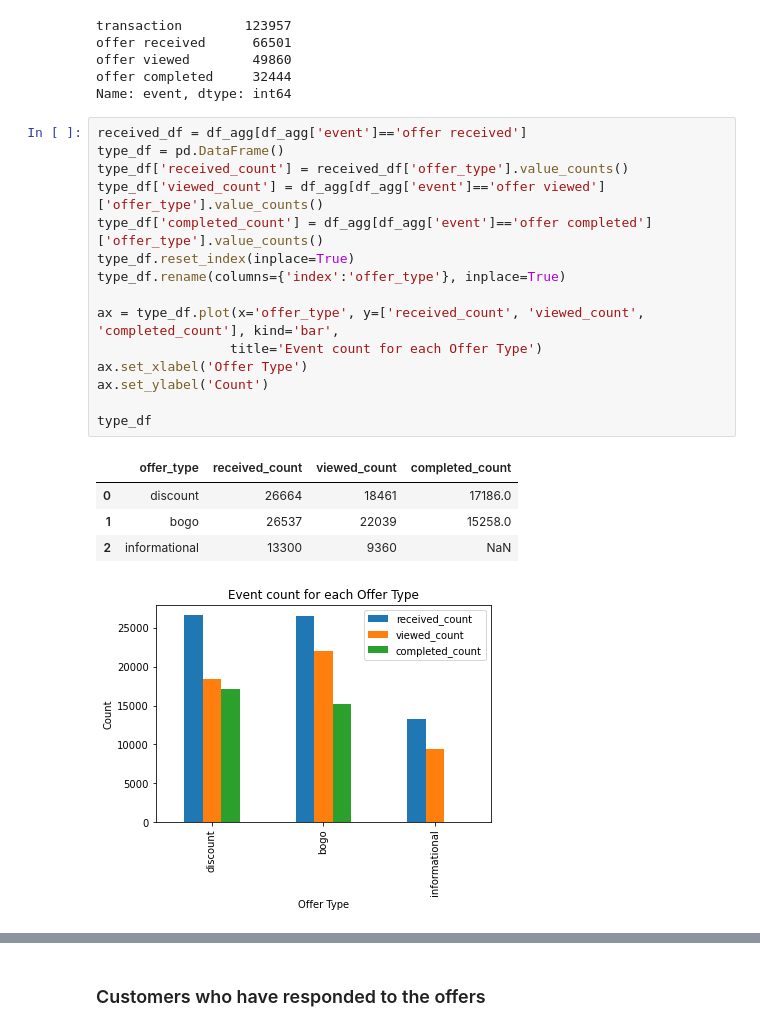
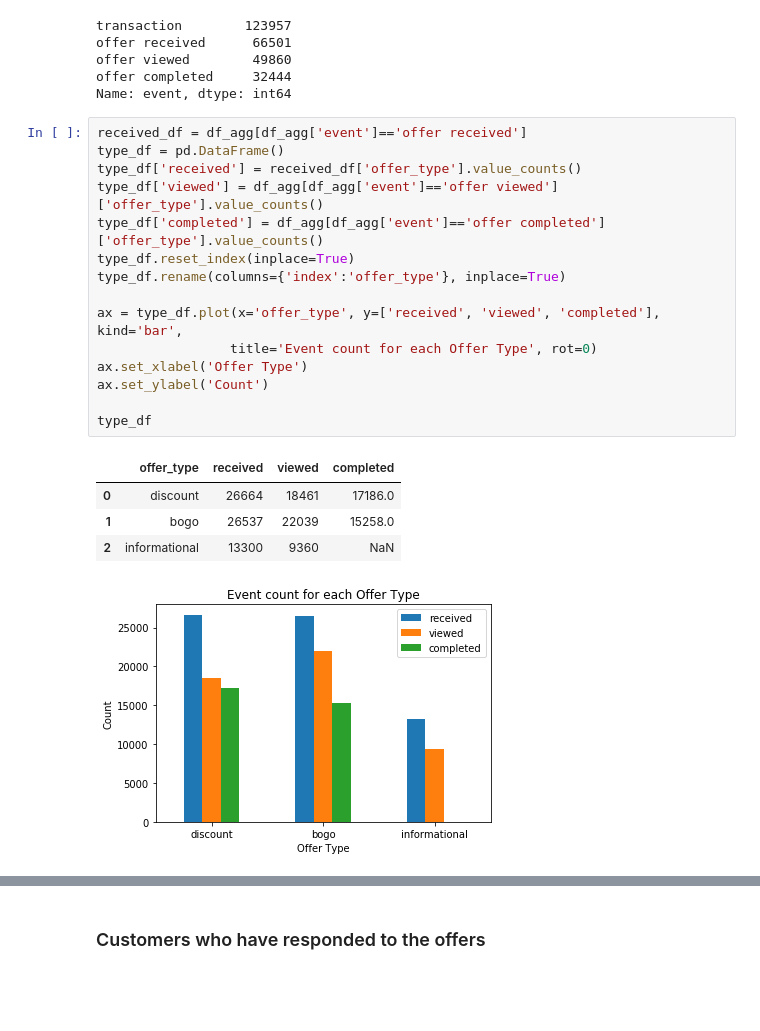
Before and after one commit to InduGirish/Starbucks-offers, a Jupyter notebook: Starbucks_Capstone_notebook.ipynb, the cells around one changed output, grey strips where cells are left out. Cells and saved outputs as stored; diff of their text form; blank space fills up the shorter version.

```diff
--- a/Starbucks_Capstone_notebook.ipynb
+++ b/Starbucks_Capstone_notebook.ipynb
@@ -406,23 +394,23 @@ Name: event, dtype: int64
 # %%
 received_df = df_agg[df_agg['event']=='offer received']
 type_df = pd.DataFrame()
-type_df['received_count'] = received_df['offer_type'].value_counts()
-type_df['viewed_count'] = df_agg[df_agg['event']=='offer viewed']['offer_type'].value_counts()
-type_df['completed_count'] = df_agg[df_agg['event']=='offer completed']['offer_type'].value_counts()
+type_df['received'] = received_df['offer_type'].value_counts()
+type_df['viewed'] = df_agg[df_agg['event']=='offer viewed']['offer_type'].value_counts()
+type_df['completed'] = df_agg[df_agg['event']=='offer completed']['offer_type'].value_counts()
 type_df.reset_index(inplace=True)
 type_df.rename(columns={'index':'offer_type'}, inplace=True)
 
-ax = type_df.plot(x='offer_type', y=['received_count', 'viewed_count', 'completed_count'], kind='bar',
-                 title='Event count for each Offer Type')
+ax = type_df.plot(x='offer_type', y=['received', 'viewed', 'completed'], kind='bar',
+                 title='Event count for each Offer Type', rot=0)
 ax.set_xlabel('Offer Type')
 ax.set_ylabel('Count')
 
 type_df
 # %% [output]
-|  | offer_type | received_count | viewed_count | completed_count |
+|  | offer_type | received | viewed | completed |
 | 0 | discount | 26664 | 18461 | 17186.0 |
 | 1 | bogo | 26537 | 22039 | 15258.0 |
 | 2 | informational | 13300 | 9360 | NaN |
-[figure, old version]
+[figure, new version]
 # %%
 id_df = pd.DataFrame()
```
Also changed, not shown: parts of 47 cells of this notebook, 1 other file.
